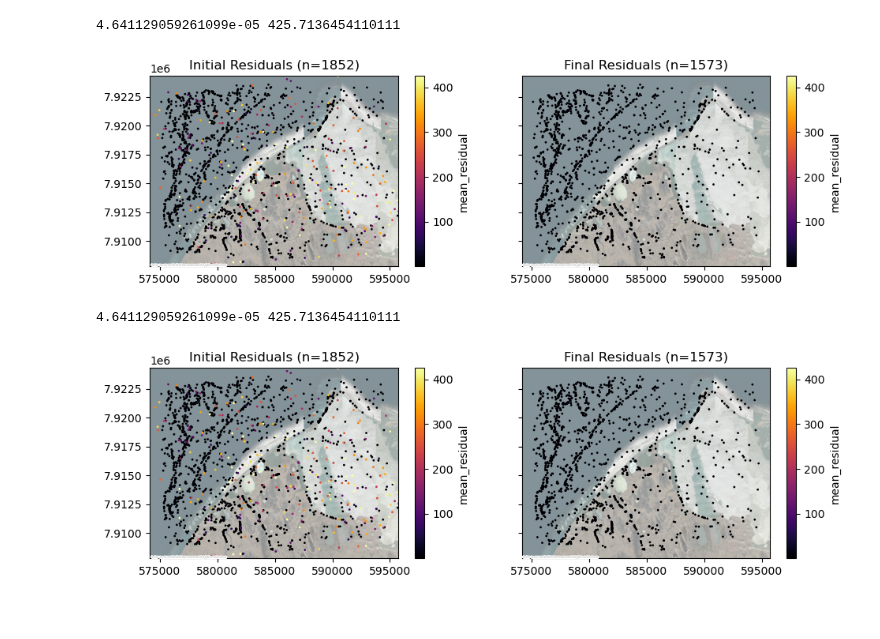
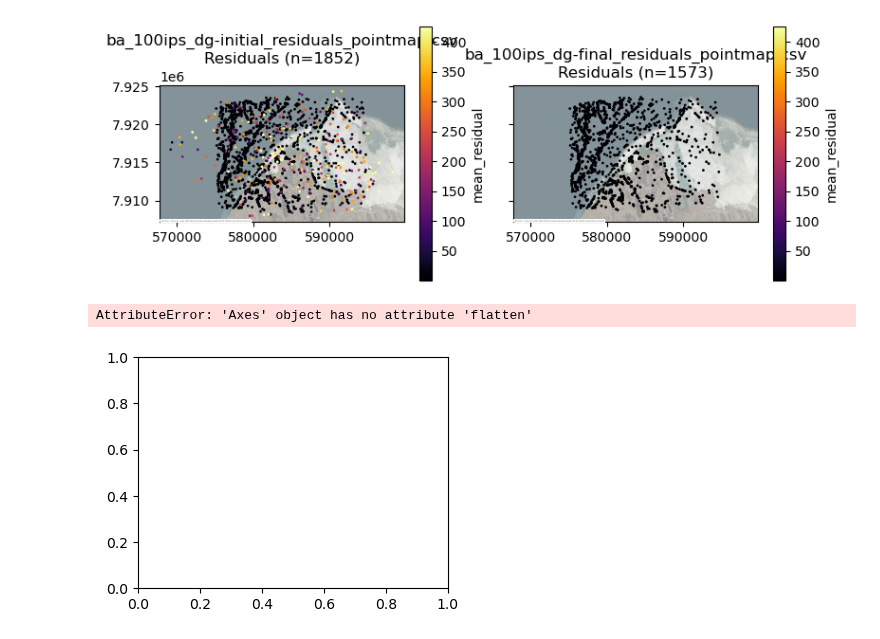
Before and after one commit to uw-cryo/asp_plot, a Jupyter notebook: notebooks/00_bundle_adjust_plots.ipynb, the cells around one changed output. Drawn from its saved outputs; the diff is of its cells as text; code cells hidden in the pictures; blank space fills up the shorter version.

```diff
--- a/notebooks/00_bundle_adjust_plots.ipynb
+++ b/notebooks/00_bundle_adjust_plots.ipynb
@@ -17,8 +19,12 @@ refdem_abbrv = refdem[0:5]
 # compares the initial bundle_adjust output with post-pc_align bundle_adjust output
 # should actually ALWAYS run this after the first step (if `pc_align` version exists)
 two_stage = False
+# %%
+resid_init, resid_final = asp_io.get_residual_gdfs(outdir, ba_prefix, two_stage=two_stage)
 # %%
-source = asp_plot.bundle_adjust_plots.ctx.providers.Esri.WorldImagery
-#source = ctx.providers.Stamen.Terrain
-
-ctx_kwargs = {'crs':map_crs, 'source':source, 'attribution_size':0, 'alpha':0.5}
+ctx_kwargs = {
+    "crs": map_crs,
+    "source": ctx.providers.Esri.WorldImagery,
+    "attribution_size": 0,
+    "alpha": 0.5,
+}
@@ -33,3 +30,0 @@ if two_stage:
-# %%
-resid_init = asp_plot.bundle_adjust_plots.read_residuals(resid_init_csv)
-resid_final = asp_plot.bundle_adjust_plots.read_residuals(resid_final_csv)
@@ -60,20 +41,21 @@ resid_final.describe()
 # %%
-asp_plot.bundle_adjust_plots.resid_plot(resid_init,
-                                        resid_final,
-                                        col='mean_residual',
-                                        lognorm=False,
-                                        map_crs=map_crs,
-                                        **ctx_kwargs)
+ba_plt.resid_plot(
+    [resid_init, resid_final],
+    col="mean_residual",
+    lognorm=False,
+    map_crs=map_crs,
+    **ctx_kwargs
+)
 # %% [output]
-4.641129059261099e-05 425.7136454110111
-[figure, old version]
+[figure, new version]
 # %%
-asp_plot.bundle_adjust_plots.resid_plot(resid_init,
-                                        resid_final,
-                                        col='mean_residual',
-                                        lognorm=False,
-                                        map_crs=map_crs,
-                                        **ctx_kwargs)
+ba_plt.resid_plot(
+    [resid_final],
+    col="num_observations",
+    lognorm=False,
+    map_crs=map_crs,
+    **ctx_kwargs
+)
 # %% [output]
-4.641129059261099e-05 425.7136454110111
+AttributeError: 'Axes' object has no attribute 'flatten'
-[figure, old version]
+[figure, new version]
```
Also changed, not shown: parts of 7 cells of this notebook, 5 other files.
